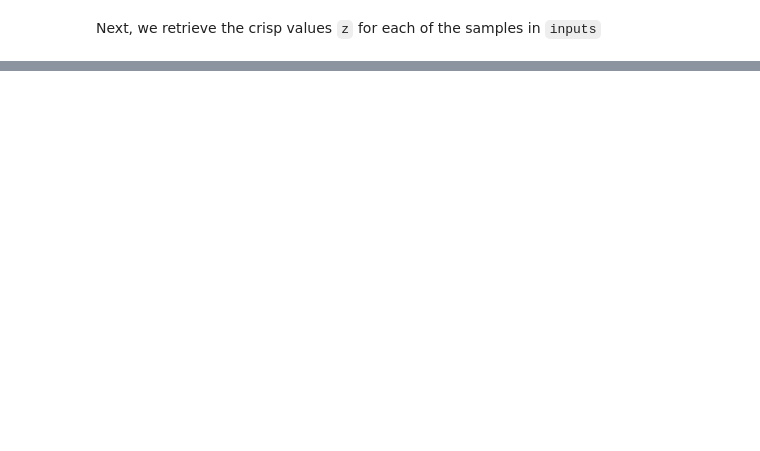
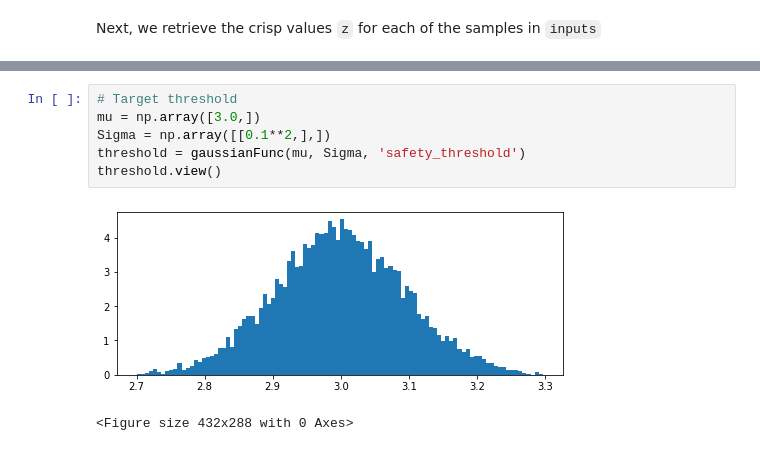
Before and after one commit to sed-group/mvmlib, a Jupyter notebook: docs/source/notebooks/TRS_example.ipynb, the cells around one changed output, grey strips where cells are left out. Cells and saved outputs as stored; diff of their text form; blank space fills up the shorter version.

```diff
--- a/docs/source/notebooks/TRS_example.ipynb
+++ b/docs/source/notebooks/TRS_example.ipynb
@@ -224,0 +208,9 @@ $$
+# %%
+# Target threshold
+mu = np.array([3.0,])
+Sigma = np.array([[0.1**2,],])
+threshold = gaussianFunc(mu, Sigma, 'safety_threshold')
+threshold.view()
+# %% [output]
+[figure, added]
+<Figure size 432x288 with 0 Axes>
```
Also changed, not shown: parts of 16 cells of this notebook, 11 other files.
